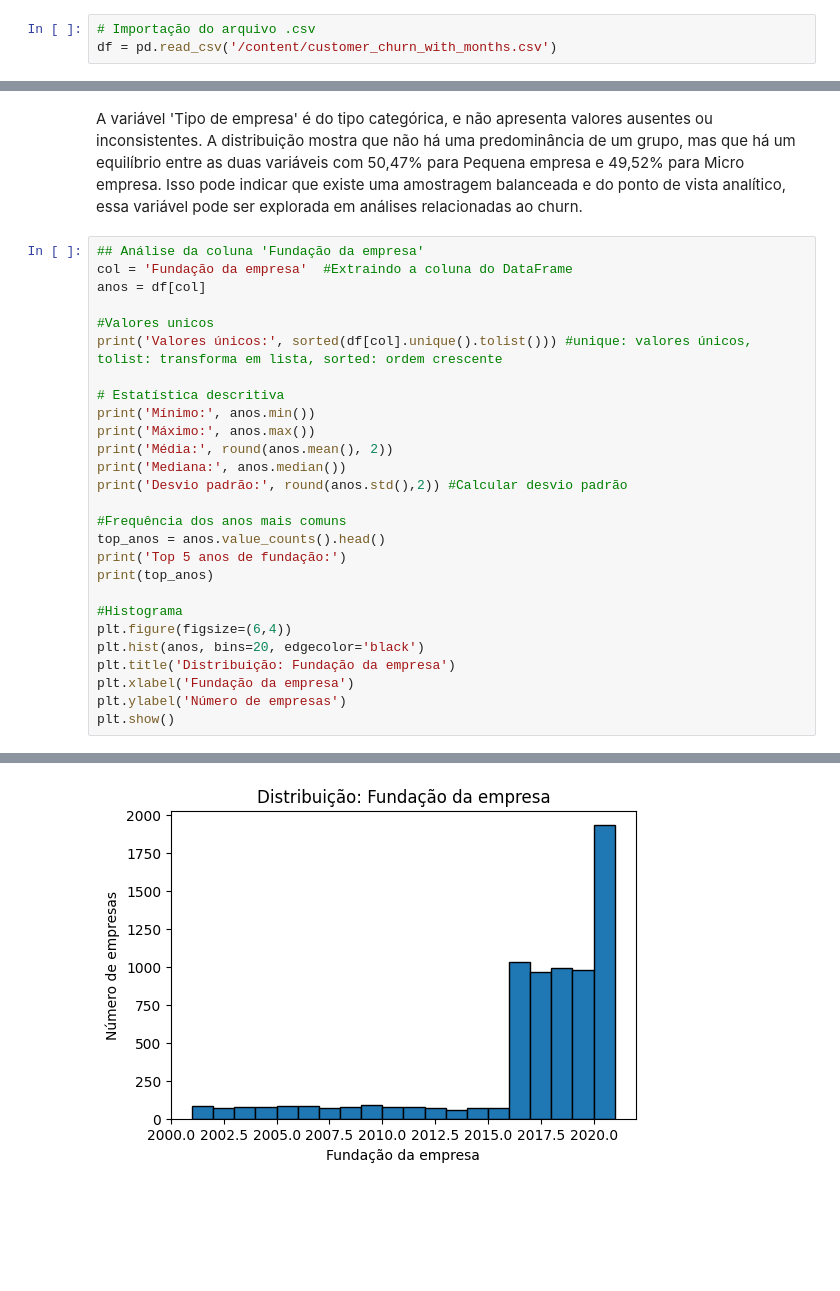
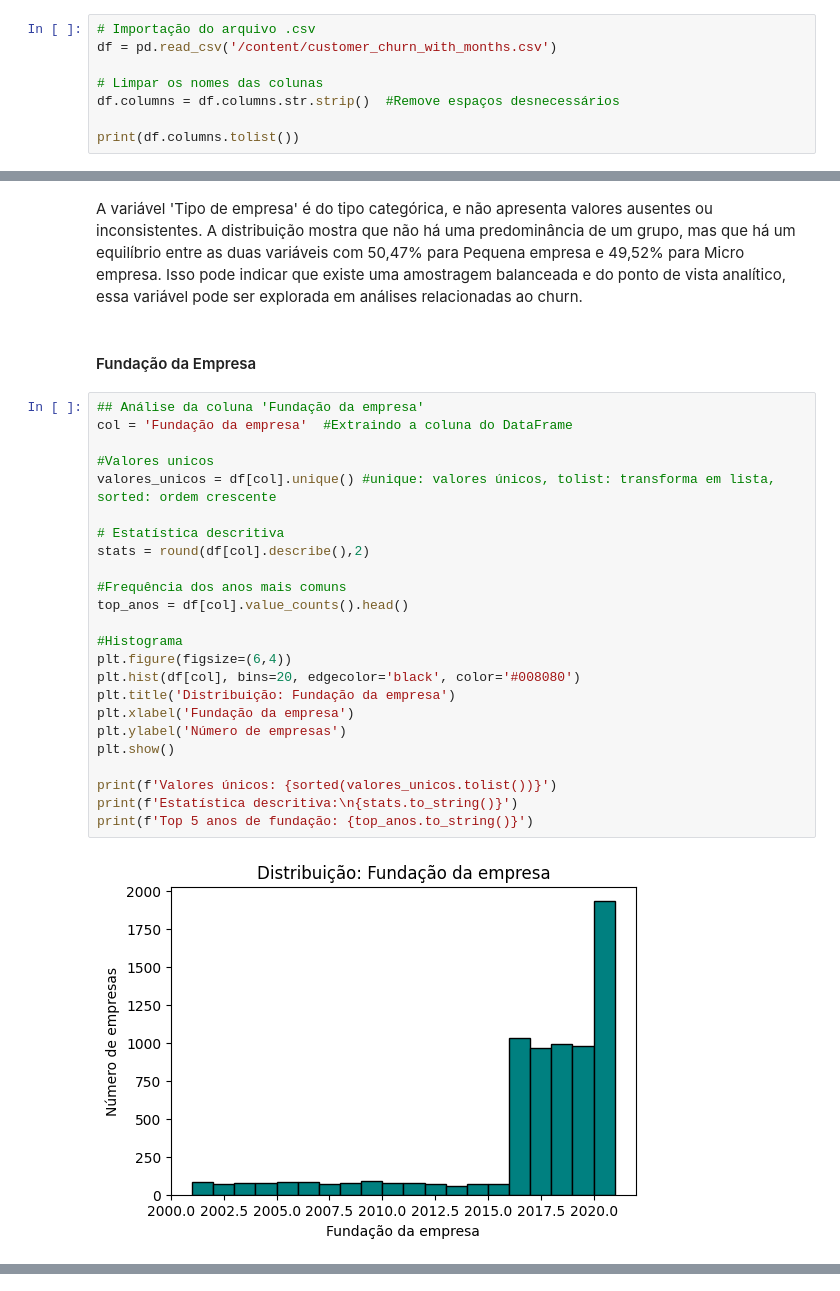
Before and after one commit to carolcalandrine/Analise-churn, a Jupyter notebook: projeto_churn.ipynb, the cells around one changed output, grey strips where cells are left out. Drawn from its saved outputs; the diff is of its cells as text; blank space fills up the shorter version.

```diff
--- a/projeto_churn.ipynb
+++ b/projeto_churn.ipynb
@@ -18,3 +20,8 @@ import matplotlib.pyplot as plt #manipular gráficos
 # %%
 # Importação do arquivo .csv
 df = pd.read_csv('/content/customer_churn_with_months.csv')
+
+# Limpar os nomes das colunas
+df.columns = df.columns.str.strip()  #Remove espaços desnecessários
+
+print(df.columns.tolist())
@@ -121,32 +147,32 @@ freq_abs, freq_rel, valores_unicos #retorna os resultados
 A variável 'Tipo de empresa' é do tipo categórica, e não apresenta valores ausentes ou inconsistentes.
 A distribuição mostra que não há uma predominância de um grupo, mas que há um equilíbrio entre as duas variáveis com 50,47% para Pequena empresa e 49,52% para Micro empresa.
 Isso pode indicar que existe uma amostragem balanceada e do ponto de vista analítico, essa variável pode ser explorada em análises relacionadas ao churn.
+# %% [markdown]
+#### Fundação da Empresa
 # %%
 ## Análise da coluna 'Fundação da empresa'
 col = 'Fundação da empresa'  #Extraindo a coluna do DataFrame
-anos = df[col]
 
 #Valores unicos
-print('Valores únicos:', sorted(df[col].unique().tolist())) #unique: valores únicos, tolist: transforma em lista, sorted: ordem crescente
+valores_unicos = df[col].unique() #unique: valores únicos, tolist: transforma em lista, sorted: ordem crescente
 
 # Estatística descritiva
-print('Mínimo:', anos.min())
-print('Máximo:', anos.max())
-print('Média:', round(anos.mean(), 2))
-print('Mediana:', anos.median())
-print('Desvio padrão:', round(anos.std(),2)) #Calcular desvio padrão
+stats = round(df[col].describe(),2)
 
 #Frequência dos anos mais comuns
-top_anos = anos.value_counts().head()
-print('Top 5 anos de fundação:')
-print(top_anos)
+top_anos = df[col].value_counts().head()
 
 #Histograma
 plt.figure(figsize=(6,4))
-plt.hist(anos, bins=20, edgecolor='black')
+plt.hist(df[col], bins=20, edgecolor='black', color='#008080')
 plt.title('Distribuição: Fundação da empresa')
 plt.xlabel('Fundação da empresa')
 plt.ylabel('Número de empresas')
 plt.show()
+
+print(f'Valores únicos: {sorted(valores_unicos.tolist())}')
+print(f'Estatística descritiva:\n{stats.to_string()}')
+print(f'Top 5 anos de fundação: {top_anos.to_string()}')
 # %% [output]
+[figure, new version]
 Valores únicos: [2001, 2002, 2003, 2004, 2005, 2006, 2007, 2008, 2009, 2010, 2011, 2012, 2013, 2014, 2015, 2016, 2017, 2018, 2019, 2020, 2021]
@@ -166 +193,0 @@ Name: count, dtype: int64
-[figure, old version]
```
Also changed, not shown: parts of 44 cells of this notebook.
